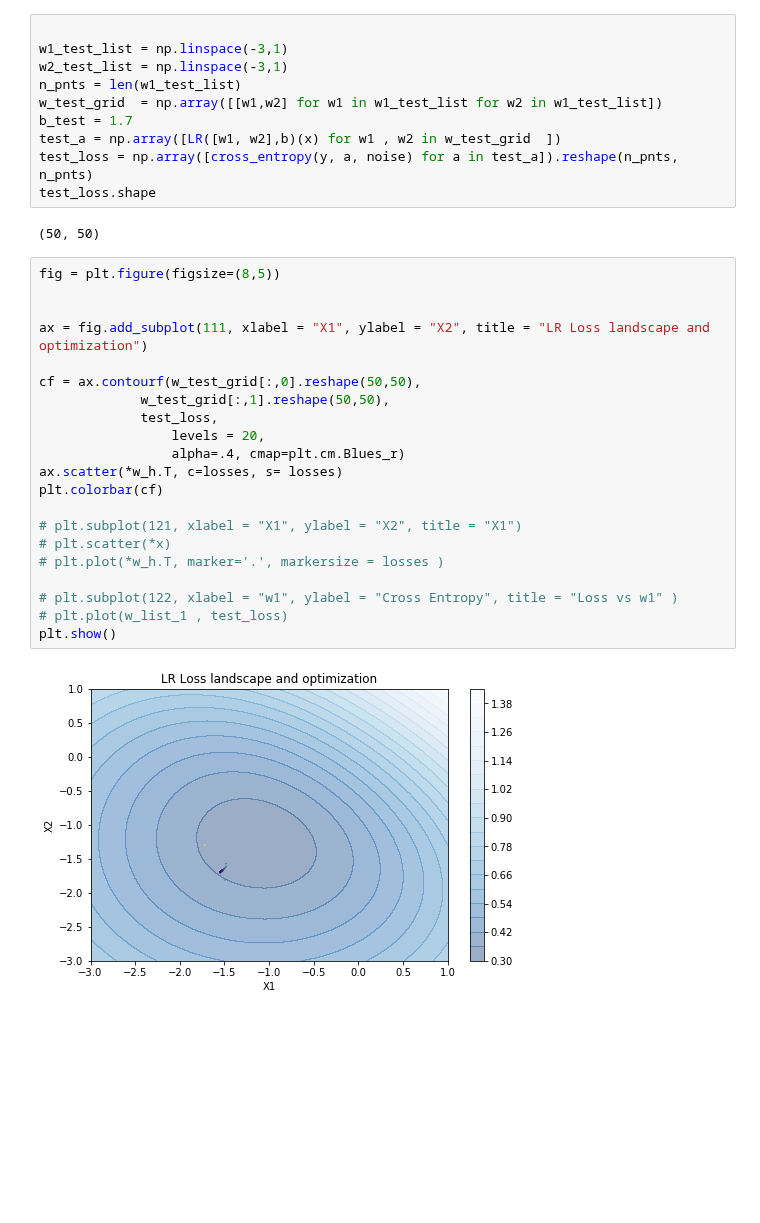
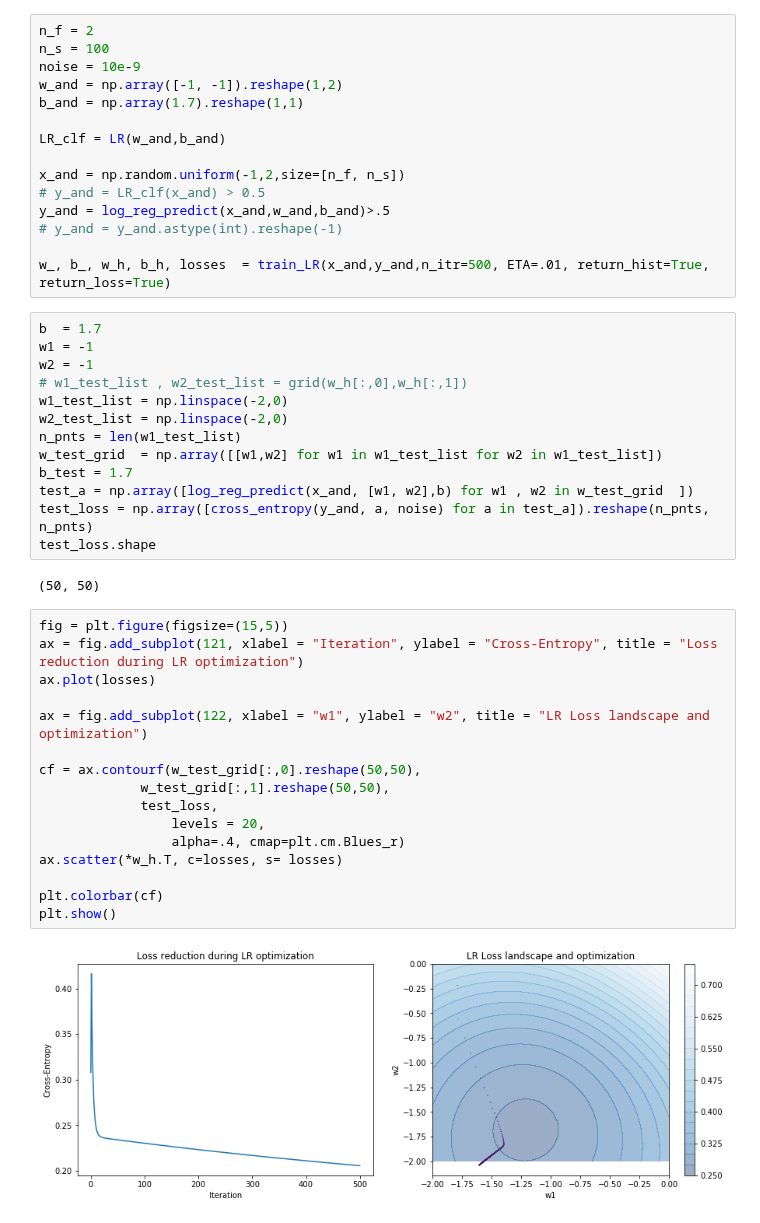
Before and after one commit to sraeisi/Machine_Learning_Physics_Winter20, a Jupyter notebook: Chpt4/NN_Intro.ipynb, the cells around one changed output. Saved outputs shown, nothing was run; the diff lists cells and outputs as text; blank space fills up the shorter version.

```diff
--- a/Chpt4/NN_Intro.ipynb
+++ b/Chpt4/NN_Intro.ipynb
@@ -537,37 +536,50 @@ w_, b_, w_h, b_h, losses  = train_LR(x,y,n_itr=100, ETA=.01, return_hist=True, r
+# %%
+n_f = 2
+n_s = 100
+noise = 10e-9
+w_and = np.array([-1, -1]).reshape(1,2)
+b_and = np.array(1.7).reshape(1,1)
+
+LR_clf = LR(w_and,b_and)
+
+x_and = np.random.uniform(-1,2,size=[n_f, n_s])
+# y_and = LR_clf(x_and) > 0.5
+y_and = log_reg_predict(x_and,w_and,b_and)>.5
+# y_and = y_and.astype(int).reshape(-1)
+
+w_, b_, w_h, b_h, losses  = train_LR(x_and,y_and,n_itr=500, ETA=.01, return_hist=True, return_loss=True)
 # %%
-
-w1_test_list = np.linspace(-3,1)
-w2_test_list = np.linspace(-3,1)
+b  = 1.7
+w1 = -1
+w2 = -1
+# w1_test_list , w2_test_list = grid(w_h[:,0],w_h[:,1])
+w1_test_list = np.linspace(-2,0)
+w2_test_list = np.linspace(-2,0)
 n_pnts = len(w1_test_list)
 w_test_grid  = np.array([[w1,w2] for w1 in w1_test_list for w2 in w1_test_list])
 b_test = 1.7
-test_a = np.array([LR([w1, w2],b)(x) for w1 , w2 in w_test_grid  ])
-test_loss = np.array([cross_entropy(y, a, noise) for a in test_a]).reshape(n_pnts, n_pnts)
+test_a = np.array([log_reg_predict(x_and, [w1, w2],b) for w1 , w2 in w_test_grid  ])
+test_loss = np.array([cross_entropy(y_and, a, noise) for a in test_a]).reshape(n_pnts, n_pnts)
 test_loss.shape
 # %% [output]
 (50, 50)
 # %%
-fig = plt.figure(figsize=(8,5))
+fig = plt.figure(figsize=(15,5))
+ax = fig.add_subplot(121, xlabel = "Iteration", ylabel = "Cross-Entropy", title = "Loss reduction during LR optimization")
+ax.plot(losses)
 
-
-ax = fig.add_subplot(111, xlabel = "X1", ylabel = "X2", title = "LR Loss landscape and optimization")
+ax = fig.add_subplot(122, xlabel = "w1", ylabel = "w2", title = "LR Loss landscape and optimization")
 
 cf = ax.contourf(w_test_grid[:,0].reshape(50,50),
              w_test_grid[:,1].reshape(50,50),
              test_loss,
                  levels = 20,
                  alpha=.4, cmap=plt.cm.Blues_r)
 ax.scatter(*w_h.T, c=losses, s= losses)
+
 plt.colorbar(cf)
-
-# plt.subplot(121, xlabel = "X1", ylabel = "X2", title = "X1")
-# plt.scatter(*x)
-# plt.plot(*w_h.T, marker='.', markersize = losses )
-
-# plt.subplot(122, xlabel = "w1", ylabel = "Cross Entropy", title = "Loss vs w1" )
-# plt.plot(w_list_1 , test_loss)
 plt.show()
 # %% [output]
-[figure, old version]
+[figure, new version]
 # %%
 from mpl_toolkits import mplot3d
```
Also changed, not shown: parts of 6 cells of this notebook.
